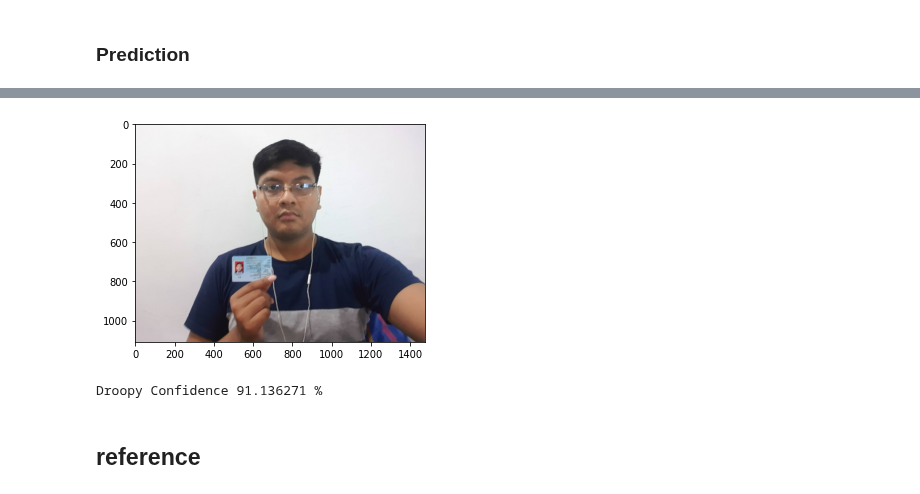
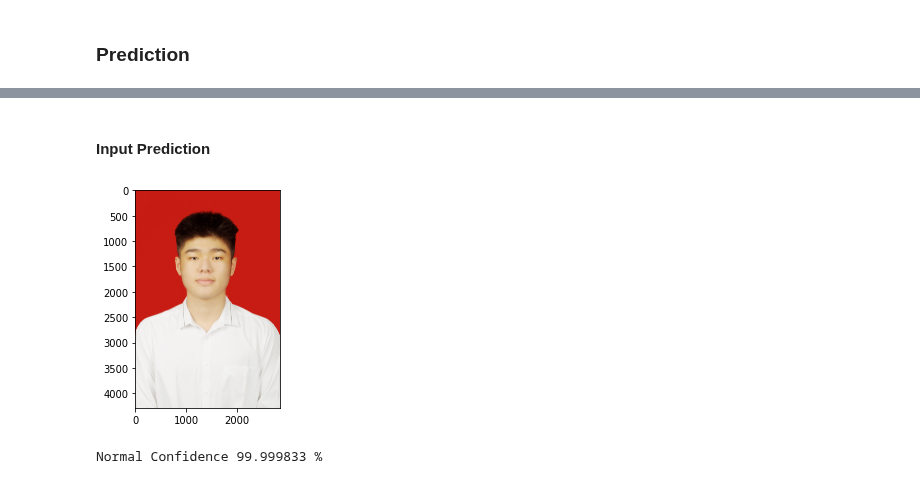
Before and after one commit to andre002wp/Face-Drooping-detection, a Jupyter notebook: main.ipynb, the cells around one changed output, grey strips where cells are left out. Drawn from its saved outputs; the diff is of its cells as text; code cells hidden in the pictures.

Commit message:
better model

```diff
--- a/main.ipynb
+++ b/main.ipynb
@@ -179,19 +169,19 @@ inputs = tf.keras.Input(shape=(WIDTH, HEIGHT, CHANNELS))
 inputs = preprocess_input(inputs)
 base_model = tf.keras.Model(pre_trained_model.input, output_of_last_layer(pre_trained_model,''))
 x = base_model(inputs)
-x = BatchNormalization()(x)
-x = Convolution2D(64,3, padding = 'same', activation='relu')(x)
-x = MaxPooling2D(pool_size=(2,2))(x)
-x = Convolution2D(128,3, padding = 'same', activation='relu')(x)
-x = MaxPooling2D(pool_size=(2,2))(x)
-x = Convolution2D(256,3, padding = 'same', activation='relu')(x)
-x = Flatten()(x)
+x = tf.keras.layers.BatchNormalization()(x)
+x = tf.keras.layers.Convolution2D(64,3, padding = 'same', activation='relu')(x)
+x = tf.keras.layers.MaxPooling2D(pool_size=(2,2))(x)
+x = tf.keras.layers.Convolution2D(128,3, padding = 'same', activation='relu')(x)
+x = tf.keras.layers.MaxPooling2D(pool_size=(2,2))(x)
+x = tf.keras.layers.Convolution2D(256,3, padding = 'same', activation='relu')(x)
+x = tf.keras.layers.Flatten()(x)
 x = tf.keras.layers.Dense(256, activation='relu')(x)
-x = Dropout(0.5)(x)
+x = tf.keras.layers.Dropout(0.5)(x)
 x = tf.keras.layers.Dense(32, activation='relu')(x)
 x = tf.keras.layers.Dense(1, activation='sigmoid')(x)
 
-model = Model(inputs=inputs, outputs=x)
+model = tf.keras.layers.Model(inputs=inputs, outputs=x)
 model.compile(loss=tf.keras.losses.BinaryCrossentropy(),optimizer='adam',metrics=['accuracy'])
 model.summary()
 # %% [output]
@@ -470,12 +451,14 @@ val len 1815
 # %%
 model = tf.keras.Sequential([
-    tf.keras.layers.Conv1D(16, 3, activation='relu',input_shape=(len(face_landmarks.landmark),3)),
-    tf.keras.layers.Conv1D(32, 3, activation='relu'),
-    tf.keras.layers.Conv1D(64, 3, activation='relu'),
-    tf.keras.layers.Conv1D(64, 3, activation='relu'),
-    Flatten(),
-    Dense(32, activation='relu'),
-    Dense(1, activation='sigmoid')
+    tf.keras.layers.Conv1D(16, 3, padding='SAME', activation='relu',input_shape=(len(face_landmarks.landmark),3)),
+    tf.keras.layers.Conv1D(32, 3, padding='SAME', activation='relu'),
+    tf.keras.layers.Conv1D(64, 3, padding='SAME', activation='relu'),
+    tf.keras.layers.Conv1D(64, 3, padding='SAME', activation='relu'),
+    tf.keras.layers.Flatten(),
+    tf.keras.layers.Dropout(0.5),
+    tf.keras.layers.Dense(32, activation='relu'),
+    tf.keras.layers.Dense(16, activation='relu'),
+    tf.keras.layers.Dense(1, activation='sigmoid')
 ])
 model.compile(loss=tf.keras.losses.BinaryCrossentropy(),optimizer='adam',metrics=['accuracy'])
 model.summary()
@@ -549,20 +600,20 @@ def getFaceLandmark(fileitem):
+# %% [markdown]
+#### Input Prediction
 # %%
-filepath = os.path.join(BASE_DIR+'\\622351.jpg')
+filepath = os.path.join(BASE_DIR,'3F19DDAA-41C3-47B9-94DF-6BDBFC106751.jpg')
 im = cv2.imread(filepath)
 im = cv2.cvtColor(im, cv2.COLOR_BGR2RGB)
 image_landmark = getFaceLandmark(filepath)
 image_for_model = np.expand_dims(image_landmark, axis=0)
 plt.imshow(im)
 plt.show()
 prediction = model.predict(image_for_model,verbose = 0)
 if (prediction[0]< 0.5):
     # print("Droopy Confidence {:02f}".format(prediction[0][0]))
     print("Droopy Confidence {:02f} %".format((1-prediction[0][0]*2)*100))
 else:
     # print("Droopy Confidence {:02f}".format(prediction[0][0]))
     print("Normal Confidence {:02f} %".format((prediction[0][0])*100))
 # %% [output]
-[figure, old version]
+[figure, new version]
-Droopy Confidence 91.136271 %
+Normal Confidence 99.999833 %
-# %% [markdown]
-## reference
```
Also changed, not shown: parts of 32 cells of this notebook, 41 other files.
